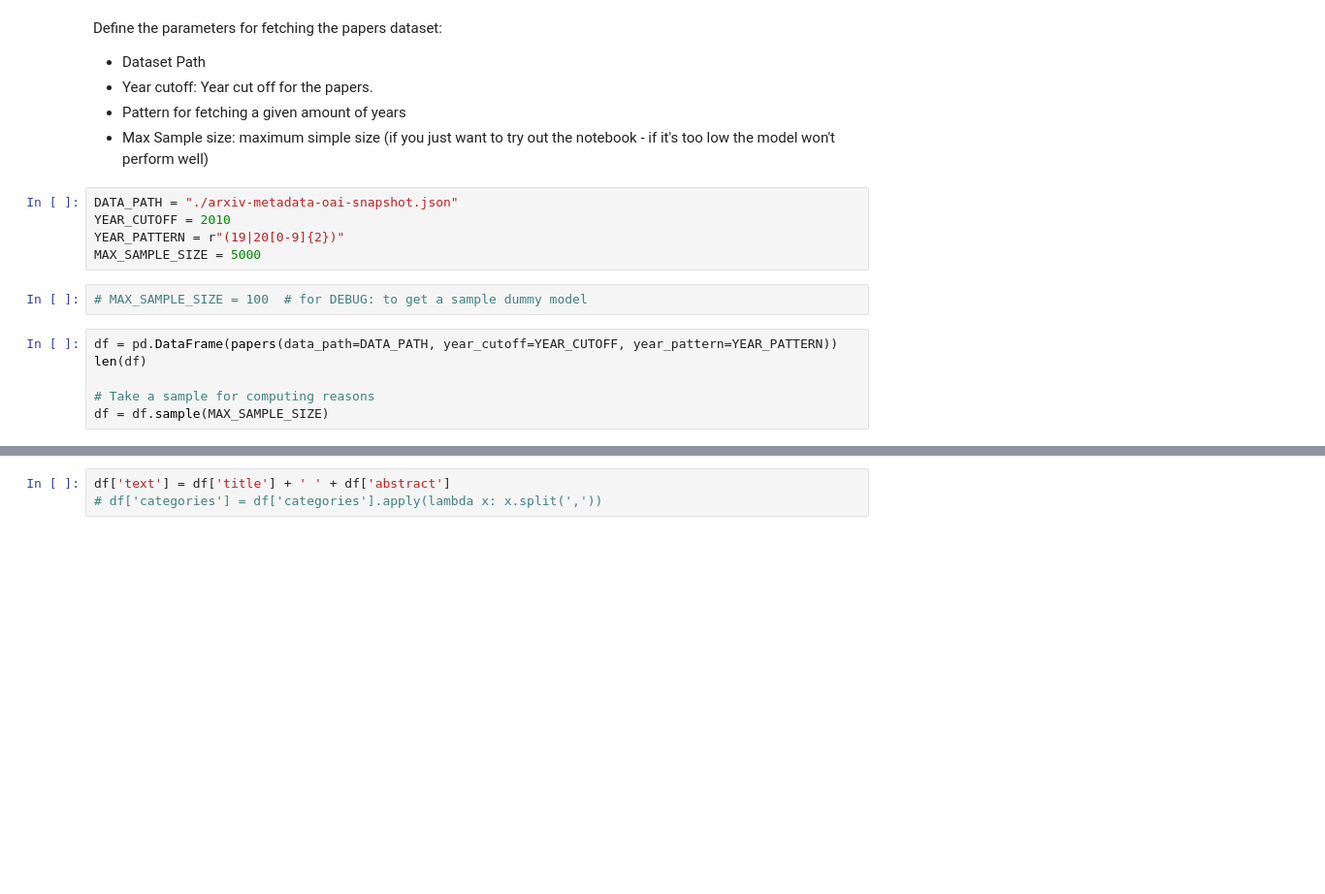
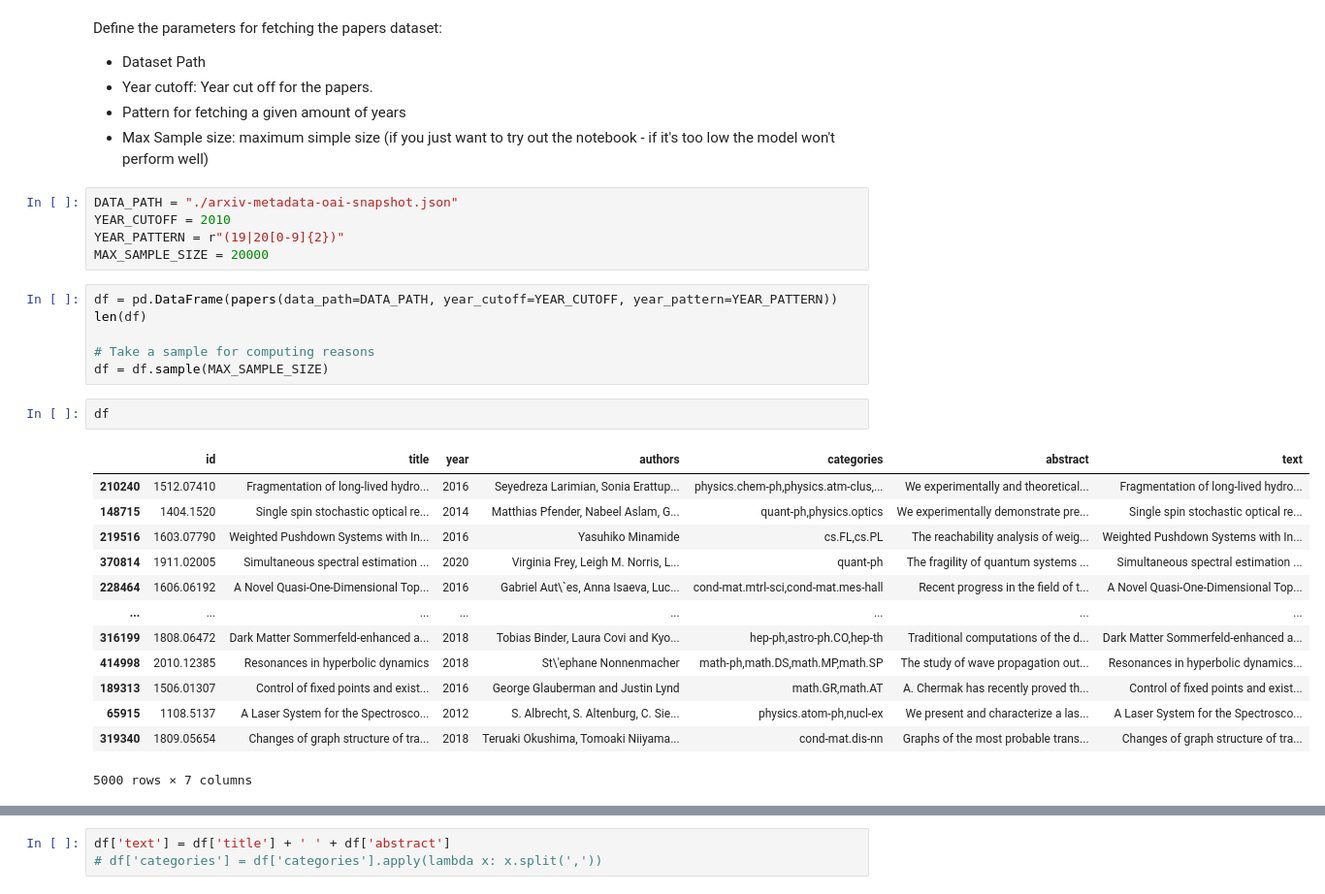
Before and after one commit to redis-developer/redis-arXiv-search, a Jupyter notebook: data/multilabel_classifier/multilabel-model.ipynb, the cells around one changed output, grey strips where cells are left out. Shown at 97% size. Drawn from its saved outputs; the diff is of its cells as text; blank space fills up the shorter version.

```diff
--- a/data/multilabel_classifier/multilabel-model.ipynb
+++ b/data/multilabel_classifier/multilabel-model.ipynb
@@ -40,12 +42,26 @@ Define the parameters for fetching the papers dataset:
 DATA_PATH = "./arxiv-metadata-oai-snapshot.json"
 YEAR_CUTOFF = 2010
 YEAR_PATTERN = r"(19|20[0-9]{2})"
-MAX_SAMPLE_SIZE = 5000
+MAX_SAMPLE_SIZE = 20000
-# %%
-# MAX_SAMPLE_SIZE = 100  # for DEBUG: to get a sample dummy model
 # %%
 df = pd.DataFrame(papers(data_path=DATA_PATH, year_cutoff=YEAR_CUTOFF, year_pattern=YEAR_PATTERN))
 len(df)
 
 # Take a sample for computing reasons
 df = df.sample(MAX_SAMPLE_SIZE)
+# %%
+df
+# %% [output]
+|  | id | title | year | authors | categories | abstract | text |
+| 210240 | 1512.07410 | Fragmentation of long-lived hydro... | 2016 | Seyedreza Larimian, Sonia Erattup... | physics.chem-ph,physics.atm-clus,... | We experimentally and theoretical... | Fragmentation of long-lived hydro... |
+| 148715 | 1404.1520 | Single spin stochastic optical re... | 2014 | Matthias Pfender, Nabeel Aslam, G... | quant-ph,physics.optics | We experimentally demonstrate pre... | Single spin stochastic optical re... |
+| 219516 | 1603.07790 | Weighted Pushdown Systems with In... | 2016 | Yasuhiko Minamide | cs.FL,cs.PL | The reachability analysis of weig... | Weighted Pushdown Systems with In... |
+| 370814 | 1911.02005 | Simultaneous spectral estimation ... | 2020 | Virginia Frey, Leigh M. Norris, L... | quant-ph | The fragility of quantum systems ... | Simultaneous spectral estimation ... |
+| 228464 | 1606.06192 | A Novel Quasi-One-Dimensional Top... | 2016 | Gabriel Aut\`es, Anna Isaeva, Luc... | cond-mat.mtrl-sci,cond-mat.mes-hall | Recent progress in the field of t... | A Novel Quasi-One-Dimensional Top... |
+| ... | ... | ... | ... | ... | ... | ... | ... |
+| 316199 | 1808.06472 | Dark Matter Sommerfeld-enhanced a... | 2018 | Tobias Binder, Laura Covi and Kyo... | hep-ph,astro-ph.CO,hep-th | Traditional computations of the d... | Dark Matter Sommerfeld-enhanced a... |
+| 414998 | 2010.12385 | Resonances in hyperbolic dynamics | 2018 | St\'ephane Nonnenmacher | math-ph,math.DS,math.MP,math.SP | The study of wave propagation out... | Resonances in hyperbolic dynamics... |
+| 189313 | 1506.01307 | Control of fixed points and exist... | 2016 | George Glauberman and Justin Lynd | math.GR,math.AT | A. Chermak has recently proved th... | Control of fixed points and exist... |
+| 65915 | 1108.5137 | A Laser System for the Spectrosco... | 2012 | S. Albrecht, S. Altenburg, C. Sie... | physics.atom-ph,nucl-ex | We present and characterize a las... | A Laser System for the Spectrosco... |
+| 319340 | 1809.05654 | Changes of graph structure of tra... | 2018 | Teruaki Okushima, Tomoaki Niiyama... | cond-mat.dis-nn | Graphs of the most probable trans... | Changes of graph structure of tra... |
+5000 rows × 7 columns
```
Also changed, not shown: parts of 10 cells of this notebook.
